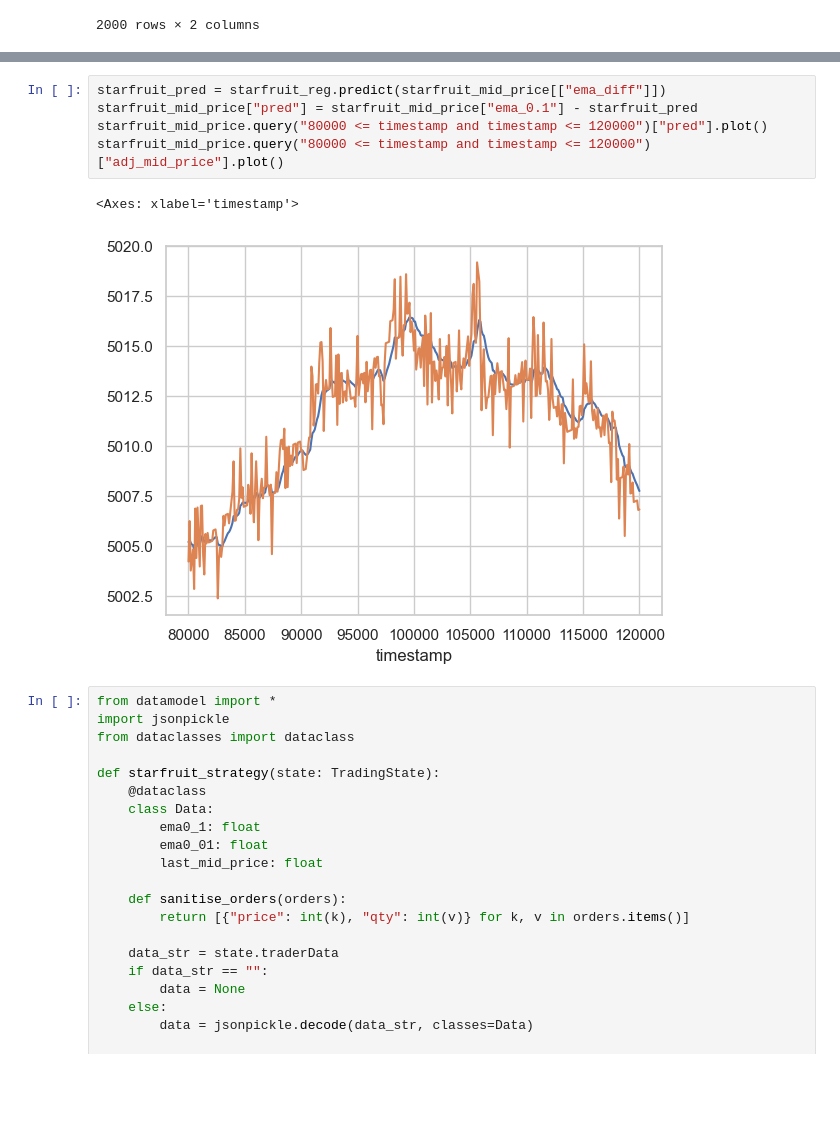
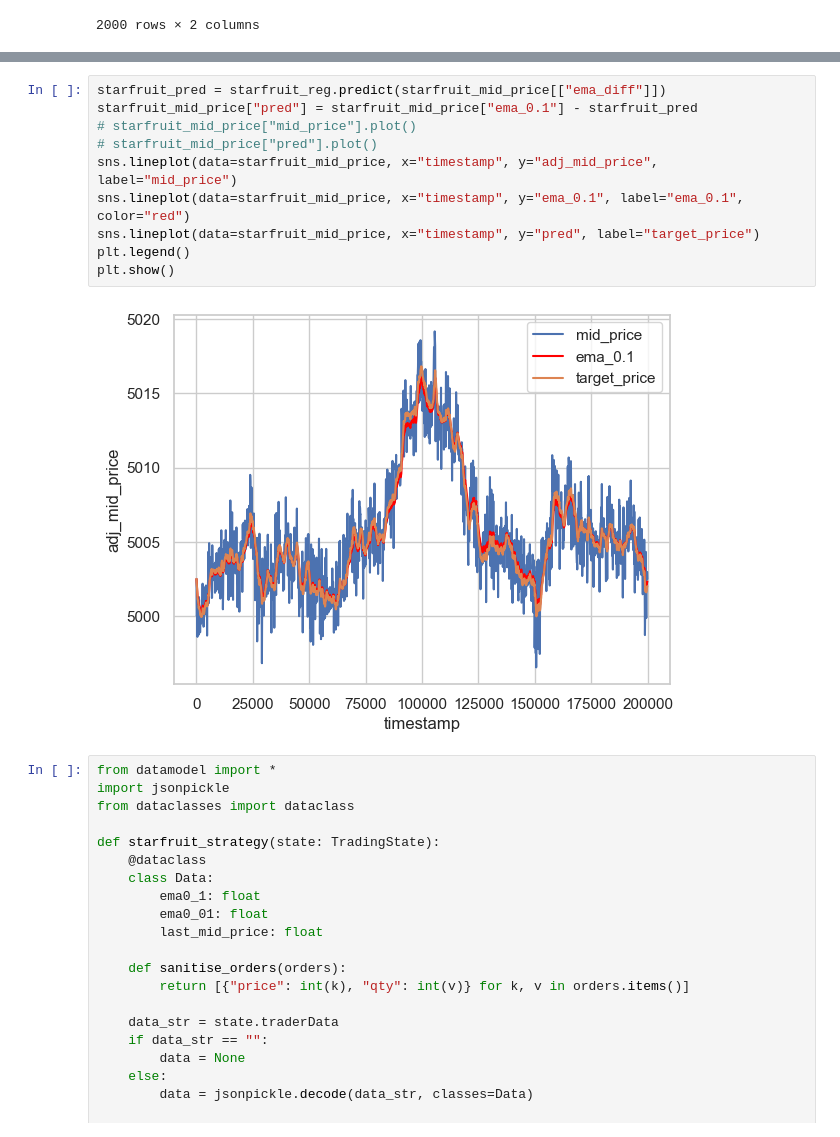
Before and after one commit to dakshox/Prosperity, a Jupyter notebook: tutorial-round/thien-work/analyse.ipynb, the cells around one changed output, grey strips where cells are left out. Saved outputs shown, nothing was run; the diff lists cells and outputs as text; blank space fills up the shorter version.

```diff
--- a/tutorial-round/thien-work/analyse.ipynb
+++ b/tutorial-round/thien-work/analyse.ipynb
@@ -196,11 +233,15 @@ print(starfruit_c, starfruit_intercept)
-# %%
-starfruit_pred = starfruit_reg.predict(starfruit_mid_price[["ema_diff"]])
-starfruit_mid_price["pred"] = starfruit_mid_price["ema_0.1"] - starfruit_pred
-starfruit_mid_price.query("80000 <= timestamp and timestamp <= 120000")["pred"].plot()
-starfruit_mid_price.query("80000 <= timestamp and timestamp <= 120000")["adj_mid_price"].plot()
-# %% [output]
-<Axes: xlabel='timestamp'>
-[figure, removed]
+# %%
+starfruit_pred = starfruit_reg.predict(starfruit_mid_price[["ema_diff"]])
+starfruit_mid_price["pred"] = starfruit_mid_price["ema_0.1"] - starfruit_pred
+# starfruit_mid_price["mid_price"].plot()
+# starfruit_mid_price["pred"].plot()
+sns.lineplot(data=starfruit_mid_price, x="timestamp", y="adj_mid_price", label="mid_price")
+sns.lineplot(data=starfruit_mid_price, x="timestamp", y="ema_0.1", label="ema_0.1", color="red")
+sns.lineplot(data=starfruit_mid_price, x="timestamp", y="pred", label="target_price")
+plt.legend()
+plt.show()
+# %% [output]
+[figure, added]
 # %%
 from datamodel import *
 import jsonpickle
```
Also changed, not shown: parts of 8 cells of this notebook, 1 other file.
